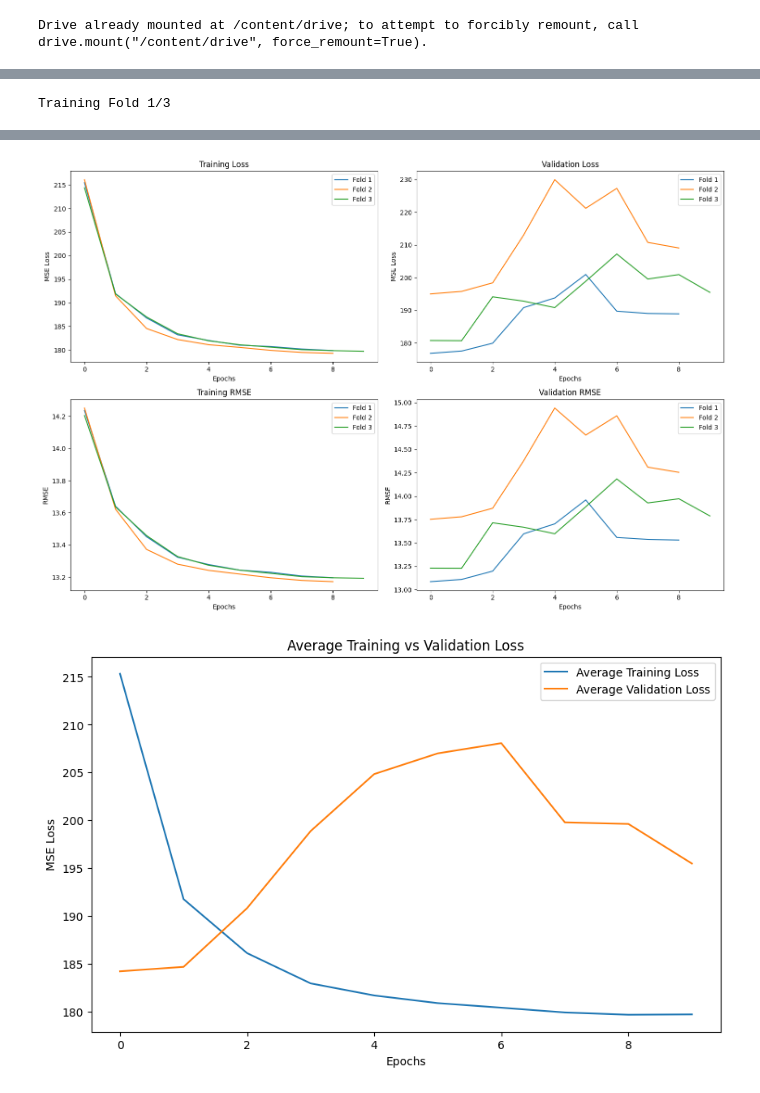
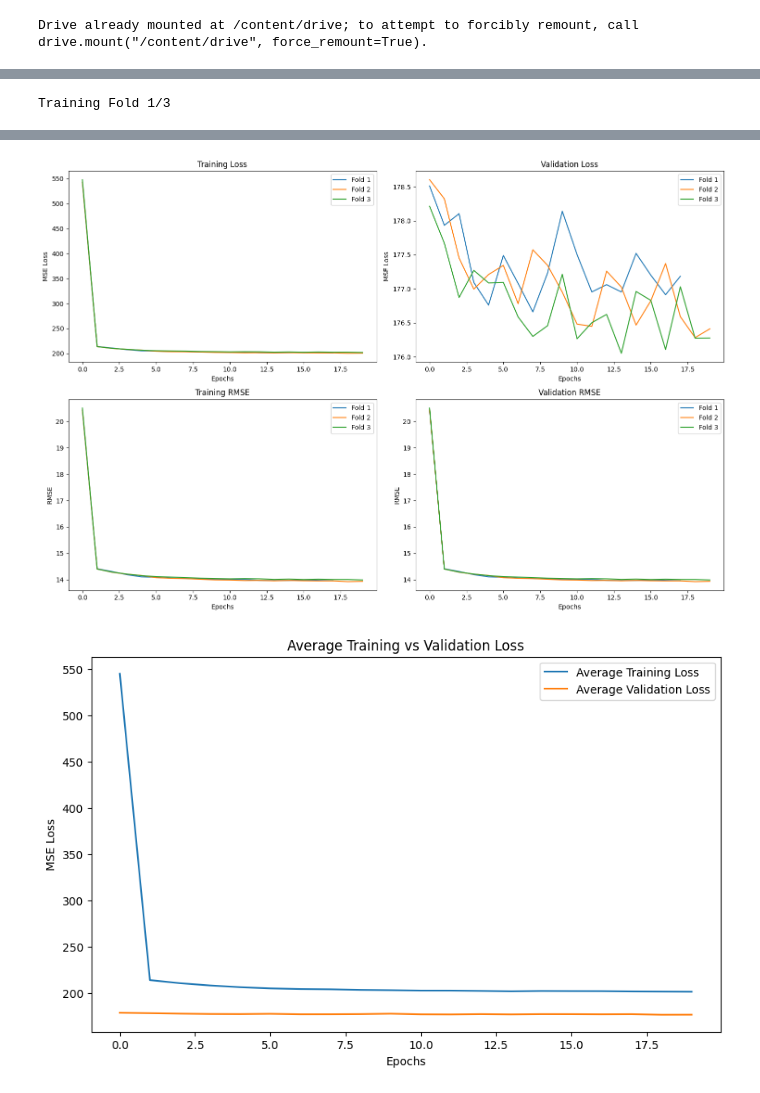
Before and after one commit to Tejassorte/Python-Projects, a Jupyter notebook: SNN__with_Dropout.ipynb, the cells around one changed output, grey strips where cells are left out. Saved outputs shown, nothing was run; the diff lists cells and outputs as text; code cells hidden in the pictures.

```diff
--- a/SNN__with_Dropout.ipynb
+++ b/SNN__with_Dropout.ipynb
@@ -14,8 +14,8 @@ from sklearn.model_selection import KFold
 from sklearn.preprocessing import StandardScaler, OneHotEncoder
 from sklearn.compose import ColumnTransformer
 from tensorflow.keras.models import Sequential
-from tensorflow.keras.layers import Dense, Dropout
-from tensorflow.keras.callbacks import EarlyStopping
+from tensorflow.keras.layers import Dense, Dropout, BatchNormalization
+from tensorflow.keras.callbacks import EarlyStopping, ReduceLROnPlateau
 from tensorflow.keras.optimizers import Adam
 from tensorflow.keras.regularizers import l2
 import tensorflow.keras.backend as K
@@ -60,8 +60,6 @@ fold_results = []
 
 # Data Visualization Before Training
 plt.figure(figsize=(15, 10))
-
-# Feature distributions
 for i, col in enumerate(numerical_cols, 1):
     plt.subplot(2, 2, i)
     sns.histplot(X[col], kde=True)
@@ -88,36 +86,49 @@ for fold, (train_idx, val_idx) in enumerate(kf.split(X)):
     X_train_processed = preprocessor.fit_transform(X_train)
     X_val_processed = preprocessor.transform(X_val)
 
-    # Build model
+    # Build model with regularization, Dropout, BatchNorm, and smaller architecture
     model = Sequential([
-        Dense(128, input_dim=X_train_processed.shape[1], activation='relu', kernel_regularizer=l2(0.001)),
-        Dropout(0.3),
-        Dense(64, activation='relu', kernel_regularizer=l2(0.001)),
-        Dropout(0.2),
-        Dense(32, activation='relu'),
+        Dense(64, input_dim=X_train_processed.shape[1], activation='relu', kernel_regularizer=l2(0.001)),
+        BatchNormalization(),
+        Dropout(0.4),
+        Dense(32, activation='relu', kernel_regularizer=l2(0.001)),
+        BatchNormalization(),
+        Dropout(0.4),
+        Dense(16, activation='relu', kernel_regularizer=l2(0.001)),
+        BatchNormalization(),
         Dense(1)
     ])
 
+    # Compile model
     model.compile(
-        optimizer=Adam(learning_rate=0.0005),
+        optimizer=Adam(learning_rate=0.0003),  # Reduced learning rate
         loss='mean_squared_error',
         metrics=[rmse]
     )
 
-    # Train with early stopping
+    # Callbacks for early stopping and learning rate reduction
     early_stop = EarlyStopping(
         monitor='val_loss',
-        patience=8,
+        patience=10,   # Slightly increased patience
         min_delta=0.001,
         restore_best_weights=True
     )
 
+    lr_scheduler = ReduceLROnPlateau(
+        monitor='val_loss',
+        factor=0.5,
+        patience=4,
+        min_lr=1e-6,
+        verbose=1
+    )
+
+    # Train model
     history = model.fit(
         X_train_processed, y_train,
         validation_data=(X_val_processed, y_val),
-        epochs=25,
+        epochs=20,  # Slightly increased to allow more training with LR decay and early stopping
         batch_size=32,
-        callbacks=[early_stop],
+        callbacks=[early_stop, lr_scheduler],
         verbose=1
     )
 
@@ -126,7 +137,7 @@ for fold, (train_idx, val_idx) in enumerate(kf.split(X)):
         'train_loss': history.history['loss'],
         'val_loss': history.history['val_loss'],
         'train_rmse': history.history['rmse'],
-        'val_rmse': history.history['val_rmse']
+        'val_rmse': history.history['rmse']  # Same metric for train and validation
     })
 
 # Plot training curves for each fold
@@ -137,45 +148,43 @@ for i, result in enumerate(fold_results):
     plt.title('Training Loss')
     plt.xlabel('Epochs')
     plt.ylabel('MSE Loss')
+    plt.legend()
 
     plt.subplot(2, 2, 2)
     plt.plot(result['val_loss'], label=f'Fold {i+1}')
     plt.title('Validation Loss')
     plt.xlabel('Epochs')
     plt.ylabel('MSE Loss')
+    plt.legend()
 
     plt.subplot(2, 2, 3)
     plt.plot(result['train_rmse'], label=f'Fold {i+1}')
     plt.title('Training RMSE')
     plt.xlabel('Epochs')
     plt.ylabel('RMSE')
+    plt.legend()
 
     plt.subplot(2, 2, 4)
     plt.plot(result['val_rmse'], label=f'Fold {i+1}')
     plt.title('Validation RMSE')
     plt.xlabel('Epochs')
     plt.ylabel('RMSE')
+    plt.legend()
 
-for i in range(1, 5):
-    plt.subplot(2, 2, i)
-    plt.legend()
 plt.tight_layout()
 plt.show()
 
 # Plot average training and validation loss
-# Pad the sequences to the length of the longest sequence
 max_len = max(len(res['train_loss']) for res in fold_results)
 padded_train_loss = [list(x) for x in itertools.zip_longest(*[res['train_loss'] for res in fold_results], fillvalue=np.nan)]
 padded_val_loss = [list(x) for x in itertools.zip_longest(*[res['val_loss'] for res in fold_results], fillvalue=np.nan)]
 padded_train_rmse = [list(x) for x in itertools.zip_longest(*[res['train_rmse'] for res in fold_results], fillvalue=np.nan)]
 padded_val_rmse = [list(x) for x in itertools.zip_longest(*[res['val_rmse'] for res in fold_results], fillvalue=np.nan)]
 
-
 avg_train_loss = np.nanmean(padded_train_loss, axis=1)
 avg_val_loss = np.nanmean(padded_val_loss, axis=1)
 avg_train_rmse = np.nanmean(padded_train_rmse, axis=1)
 avg_val_rmse = np.nanmean(padded_val_rmse, axis=1)
-
 
 plt.figure(figsize=(10, 6))
 plt.plot(avg_train_loss, label='Average Training Loss')
@@ -287,2 +287,2 @@ Epoch 10/25
-[figure, old version]
+[figure, new version]
-[figure, old version]
+[figure, new version]
```
Also changed, not shown: parts of 1 cell of this notebook.
